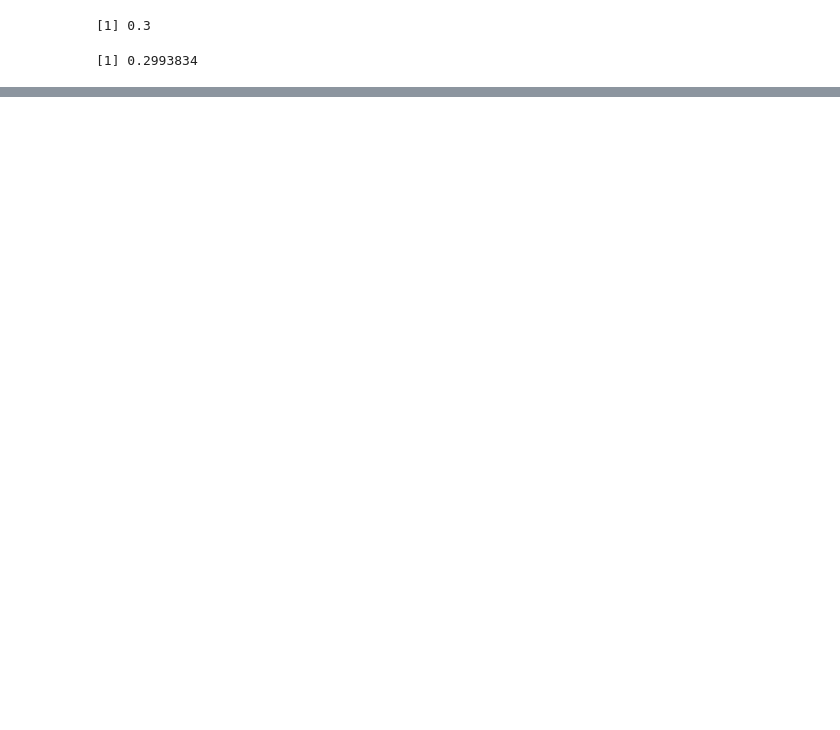
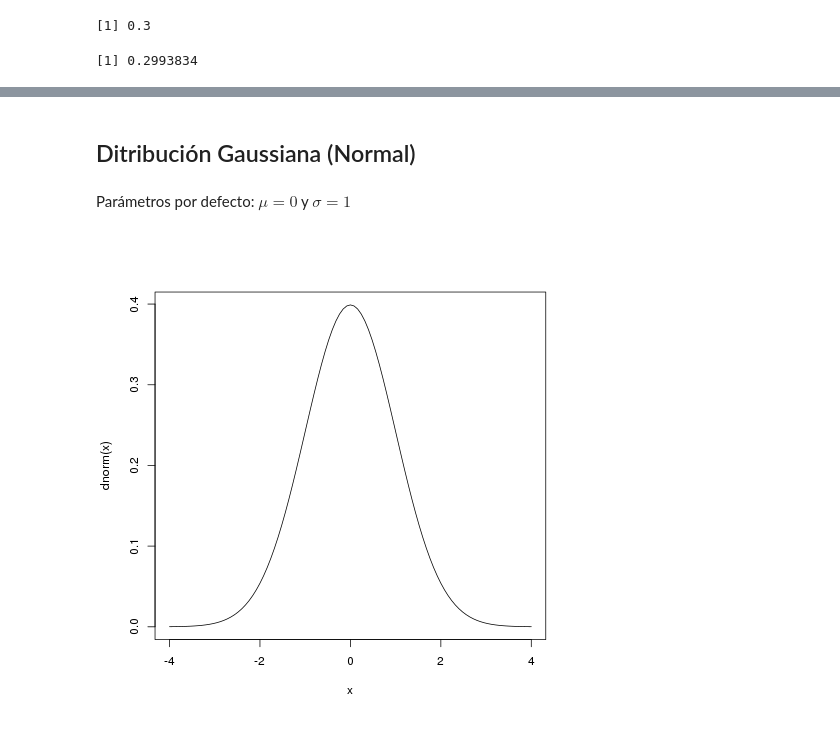
Before and after one commit to restrepo/estadistica, a Jupyter notebook: Jupyter_notebooks/Distribuciones de probabilidad R.ipynb, the cells around one changed output, grey strips where cells are left out. Saved outputs shown, nothing was run; the diff lists cells and outputs as text; code cells hidden in the pictures; blank space fills up the shorter version.

```diff
--- a/Jupyter_notebooks/Distribuciones de probabilidad R.ipynb
+++ b/Jupyter_notebooks/Distribuciones de probabilidad R.ipynb
@@ -165,0 +230,8 @@ sd(simlist)/mean(simlist)
+# %% [markdown]
+## Ditribución Gaussiana (Normal)
+# %% [markdown]
+Parámetros por defecto: $\mu=0$ y $\sigma=1$
+# %%
+curve(dnorm, from = -4, to = 4)
+# %% [output]
+[figure, added]
```
Also changed, not shown: parts of 48 cells of this notebook.
